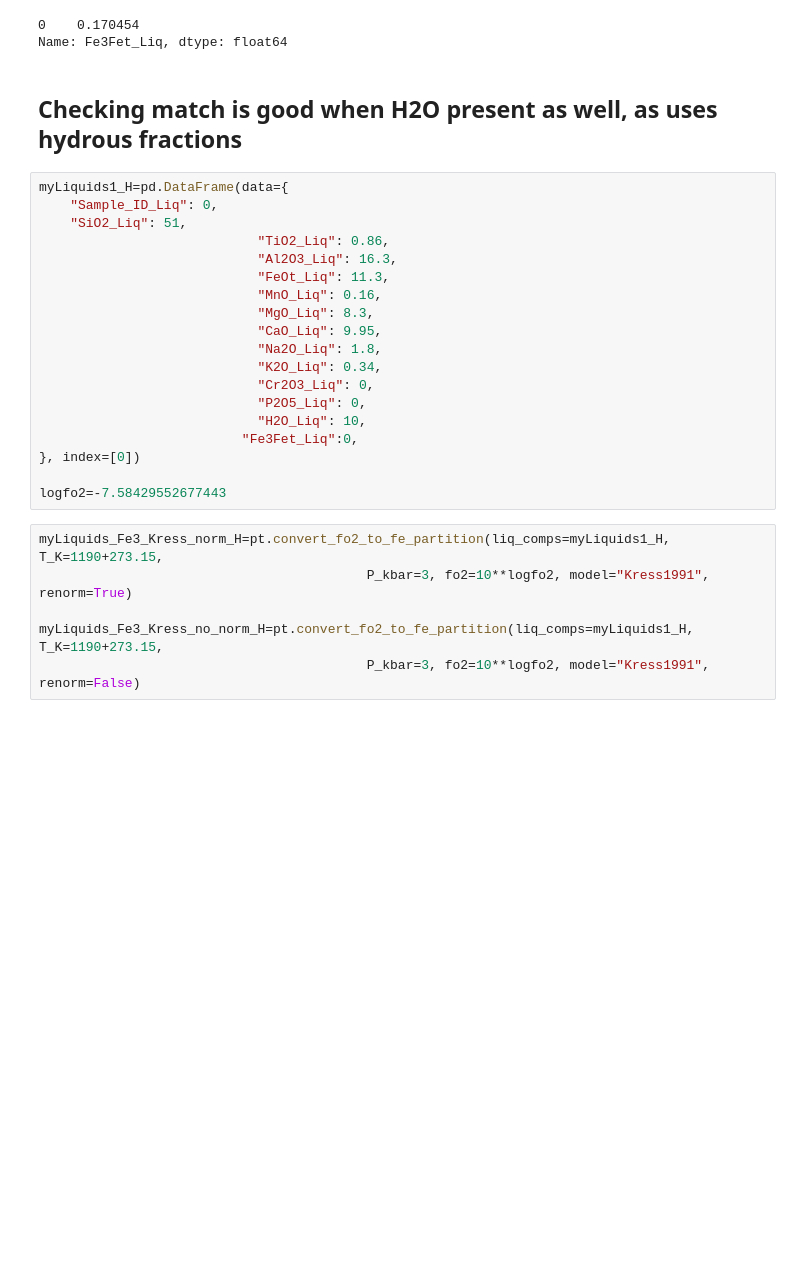
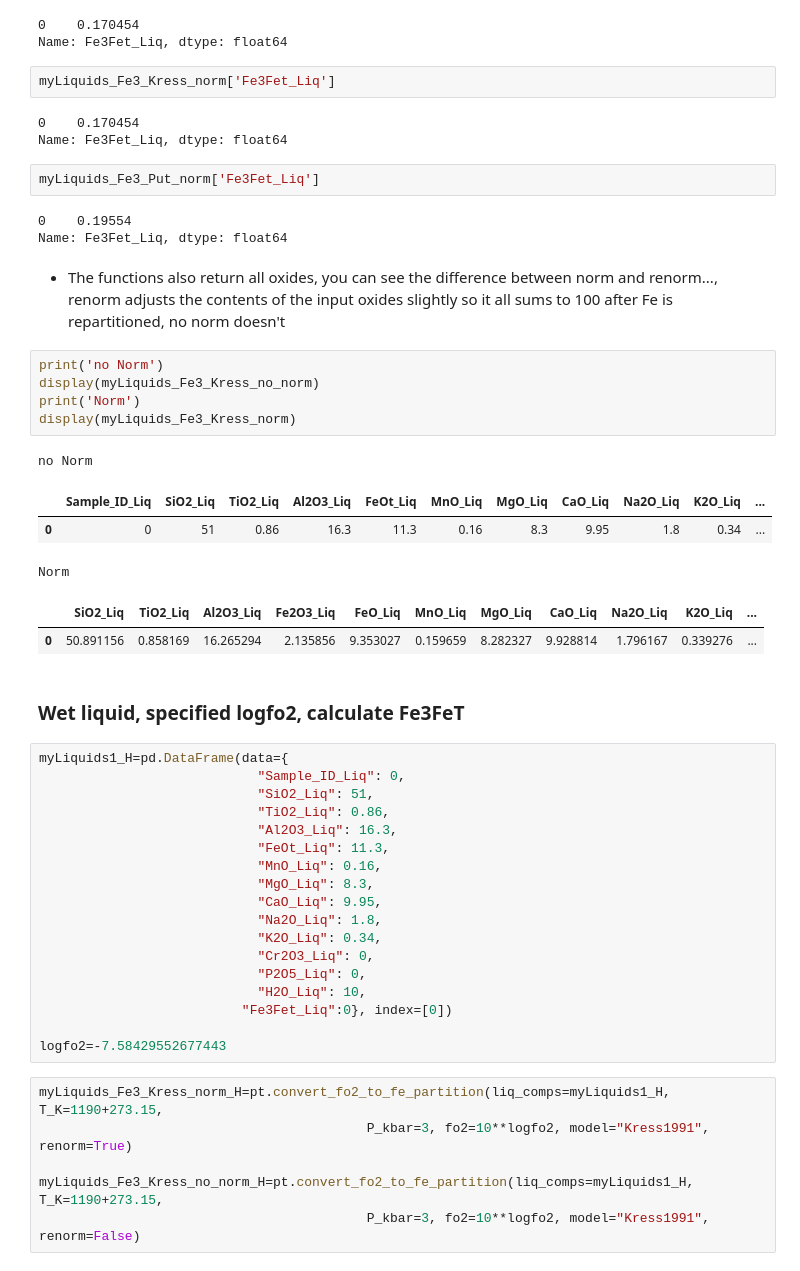
Before and after one commit to PennyWieser/Thermobar, a Jupyter notebook: Benchmarking/Add_ons/fo2_magmasattest.ipynb, the cells around one changed output. Drawn from its saved outputs; the diff is of its cells as text; blank space fills up the shorter version.

```diff
--- a/Benchmarking/Add_ons/fo2_magmasattest.ipynb
+++ b/Benchmarking/Add_ons/fo2_magmasattest.ipynb
@@ -43,12 +50,36 @@ myLiquids_Fe3_Kress_no_norm['Fe3Fet_Liq']
 # %% [output]
 0    0.170454
 Name: Fe3Fet_Liq, dtype: float64
+# %%
+myLiquids_Fe3_Kress_norm['Fe3Fet_Liq']
+# %% [output]
+0    0.170454
+Name: Fe3Fet_Liq, dtype: float64
+# %%
+myLiquids_Fe3_Put_norm['Fe3Fet_Liq']
+# %% [output]
+0    0.19554
+Name: Fe3Fet_Liq, dtype: float64
+# %% [markdown]
+- The functions also return all oxides, you can see the difference between norm and renorm..., renorm adjusts the contents of the input oxides slightly so it all sums to 100 after Fe is repartitioned, no norm doesn't
+# %%
+print('no Norm')
+display(myLiquids_Fe3_Kress_no_norm)
+print('Norm')
+display(myLiquids_Fe3_Kress_norm)
+# %% [output]
+no Norm
+|  | Sample_ID_Liq | SiO2_Liq | TiO2_Liq | Al2O3_Liq | FeOt_Liq | MnO_Liq | MgO_Liq | CaO_Liq | Na2O_Liq | K2O_Liq | ... |
+| 0 | 0 | 51 | 0.86 | 16.3 | 11.3 | 0.16 | 8.3 | 9.95 | 1.8 | 0.34 | ... |
+Norm
+|  | SiO2_Liq | TiO2_Liq | Al2O3_Liq | Fe2O3_Liq | FeO_Liq | MnO_Liq | MgO_Liq | CaO_Liq | Na2O_Liq | K2O_Liq | ... |
+| 0 | 50.891156 | 0.858169 | 16.265294 | 2.135856 | 9.353027 | 0.159659 | 8.282327 | 9.928814 | 1.796167 | 0.339276 | ... |
 # %% [markdown]
-## Checking match is good when H2O present as well, as uses hydrous fractions
+### Wet liquid, specified logfo2, calculate Fe3FeT
 # %%
 myLiquids1_H=pd.DataFrame(data={
-    "Sample_ID_Liq": 0,
-    "SiO2_Liq": 51,
+                            "Sample_ID_Liq": 0,
+                            "SiO2_Liq": 51,
                             "TiO2_Liq": 0.86,
                             "Al2O3_Liq": 16.3,
                             "FeOt_Liq": 11.3,
@@ -60,8 +91,7 @@ myLiquids1_H=pd.DataFrame(data={
                             "Cr2O3_Liq": 0,
                             "P2O5_Liq": 0,
                             "H2O_Liq": 10,
-                          "Fe3Fet_Liq":0,
-}, index=[0])
+                          "Fe3Fet_Liq":0}, index=[0])
 
 logfo2=-7.58429552677443
 # %%
```
Also changed, not shown: parts of 24 cells of this notebook, 3 other files.
